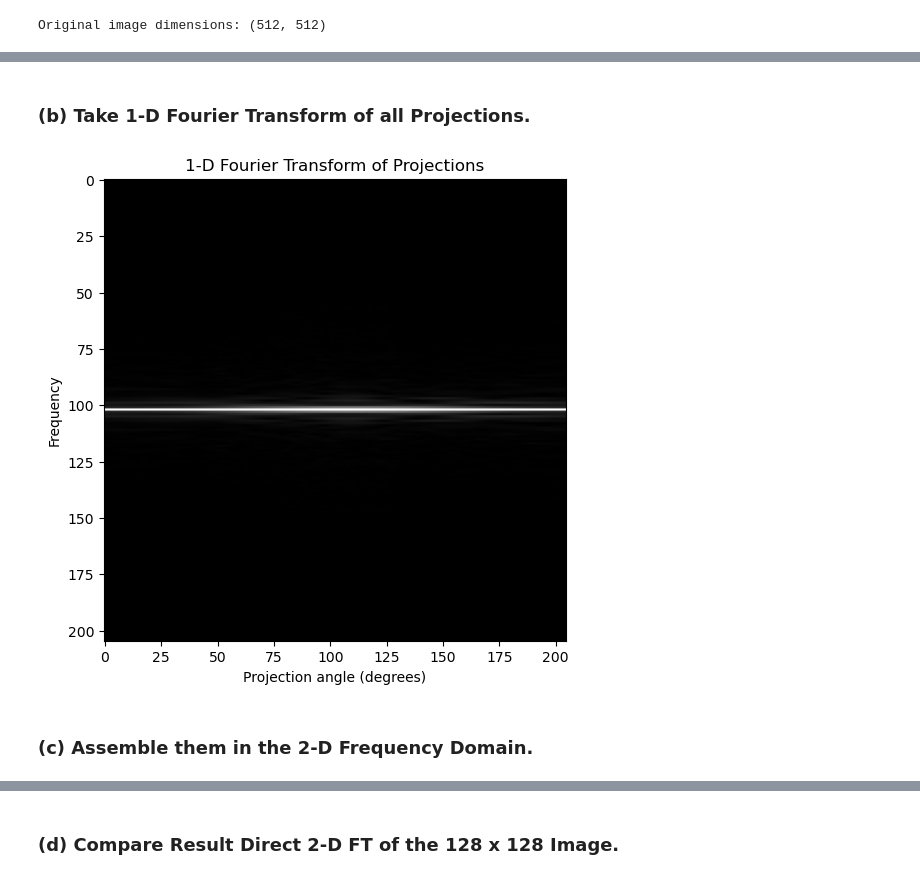
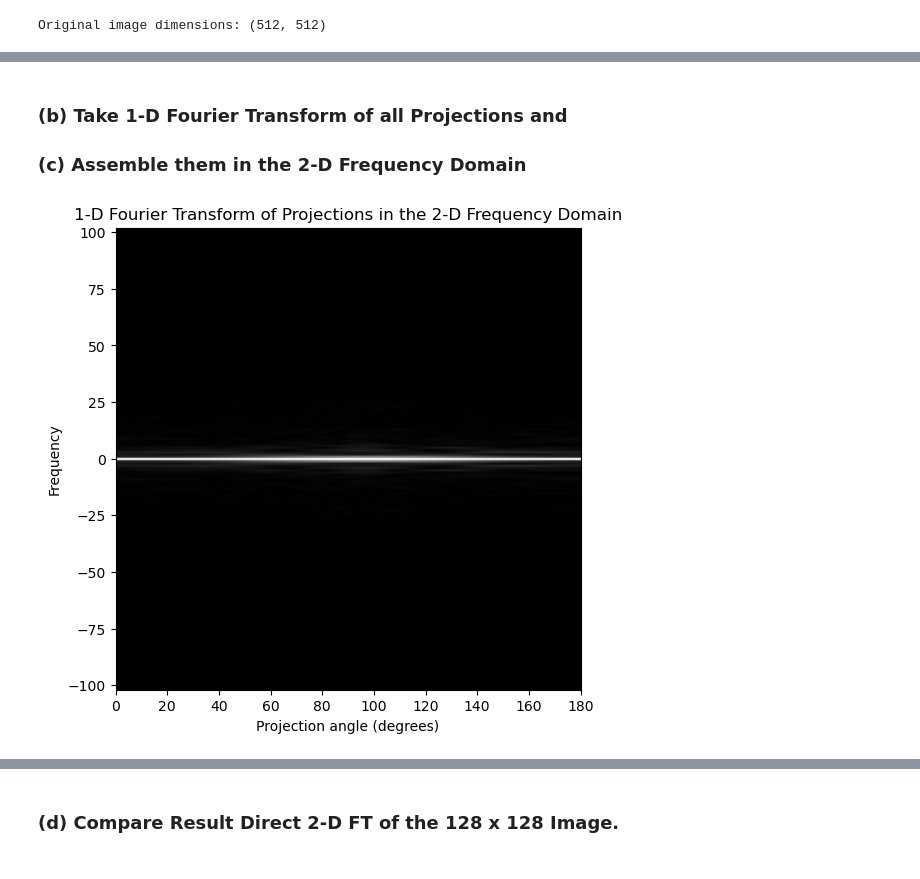
Before and after one commit to egunadi/bme527-hw4, a Jupyter notebook: notebook/Gunadi_Eben_HW4.ipynb, the cells around one changed output, grey strips where cells are left out. Saved outputs shown, nothing was run; the diff lists cells and outputs as text; code cells hidden in the pictures.

```diff
--- a/notebook/Gunadi_Eben_HW4.ipynb
+++ b/notebook/Gunadi_Eben_HW4.ipynb
@@ -49,10 +49,14 @@ dicom_image = exposure.rescale_intensity(dicom_image, out_range=(0.0, 1.0))
 dicom_image = rescale(dicom_image, scale=0.4, mode='reflect', channel_axis=None)
 
 # Define angles for projections (180 angles from 0 to 180 degrees)
-theta = np.linspace(0., 180., max(dicom_image.shape), endpoint=False)
+# theta = np.linspace(0., 180., max(dicom_image.shape), endpoint=False)
+theta = np.linspace(0., 180., 180, endpoint=False)
 
 # Perform Radon Transform to obtain 180 projections
 sinogram = radon(dicom_image, theta=theta, circle=True)
+
+# Normalize the sinogram to display the full range of values
+sinogram = exposure.rescale_intensity(sinogram, out_range=(0.0, 1.0))
 
 # Plot sinogram (Projections)
 plt.figure(figsize=(6, 6))
@@ -60,5 +64,9 @@ plt.imshow(sinogram, cmap='gray')
 plt.title('Sinogram (Radon Transform Projections)')
 plt.xlabel('Projection angle (degrees)')
 plt.ylabel('Projection position (pixels)')
+
+# Save the sinogram as .png file, including the x and y axes
+plt.savefig('../data/png/image12_sinogram.png', bbox_inches='tight')
+
 plt.show()
 # %% [output]
@@ -66,17 +78,27 @@ plt.show()
 # %% [markdown]
-### (b) Take 1-D Fourier Transform of all Projections.
+### (b) Take 1-D Fourier Transform of all Projections and
+### (c) Assemble them in the 2-D Frequency Domain
 # %%
 # Apply 1-D Fourier Transform to each projection
 sinogram_fft = np.fft.fftshift(np.fft.fft(sinogram, axis=0), axes=0)
 
+# Create frequency axis for the y-axis
+num_detector_positions = sinogram.shape[0]
+frequencies = np.fft.fftfreq(num_detector_positions)
+
+# Apply fftshift to the frequencies to align with the shifted FFT
+shifted_frequencies = np.fft.fftshift(frequencies) * num_detector_positions
+
 # Plot the magnitude of the Fourier transform
 plt.figure(figsize=(6, 6))
-plt.imshow(np.abs(sinogram_fft), cmap='gray')
-plt.title('1-D Fourier Transform of Projections')
+plt.imshow(np.abs(sinogram_fft), cmap='gray', aspect='auto', extent=[0, 180, shifted_frequencies.min(), shifted_frequencies.max()])
+plt.title('1-D Fourier Transform of Projections in the 2-D Frequency Domain')
 plt.xlabel('Projection angle (degrees)')
 plt.ylabel('Frequency')
+
+# Save the 1-D Fourier Transform as .png file, including the x and y axes
+plt.savefig('../data/png/image12_1d_fourier_transform.png', bbox_inches='tight')
+
 plt.show()
 # %% [output]
-[figure, old version]
+[figure, new version]
-# %% [markdown]
-### (c) Assemble them in the 2-D Frequency Domain.
```
Also changed, not shown: parts of 6 cells of this notebook, 5 other files.
